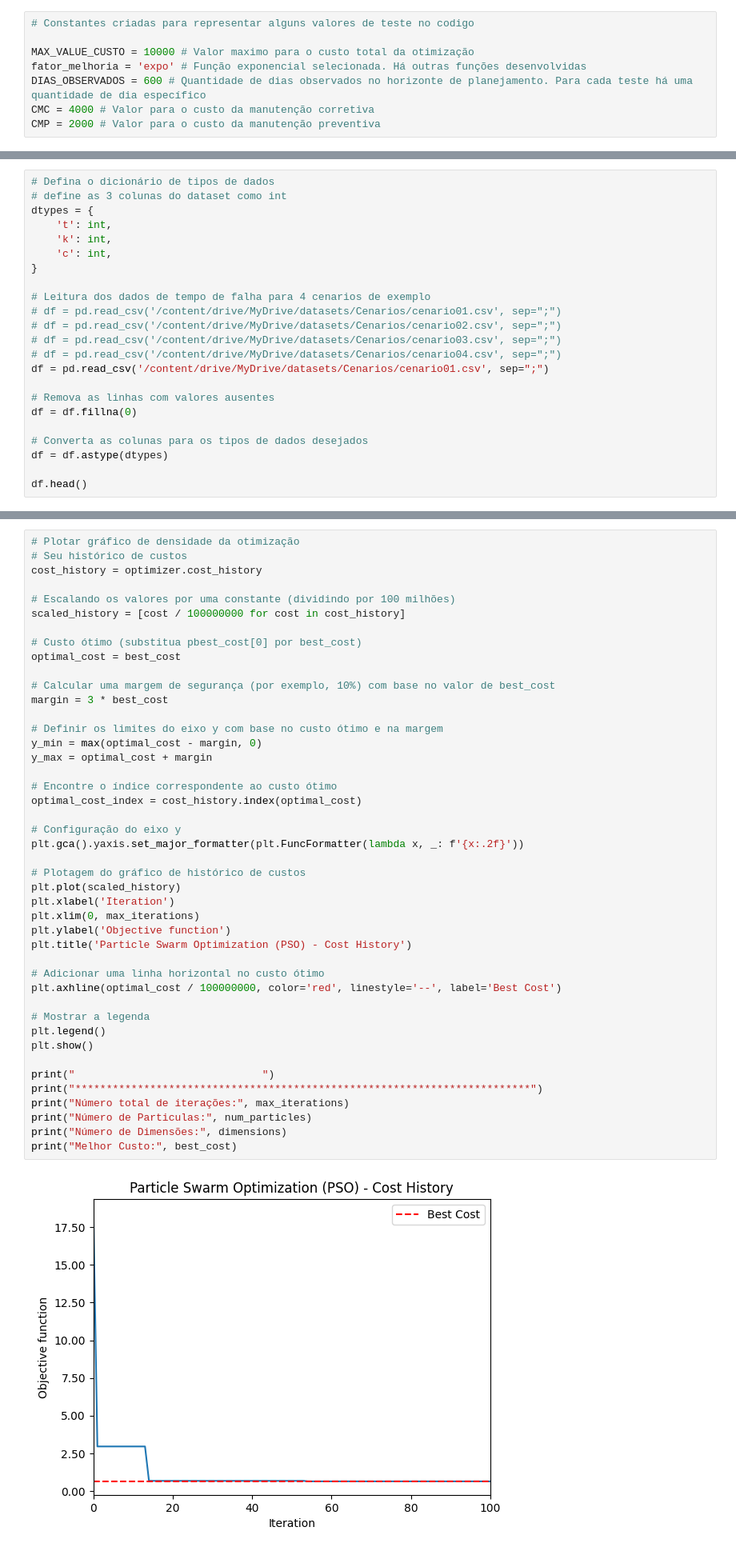
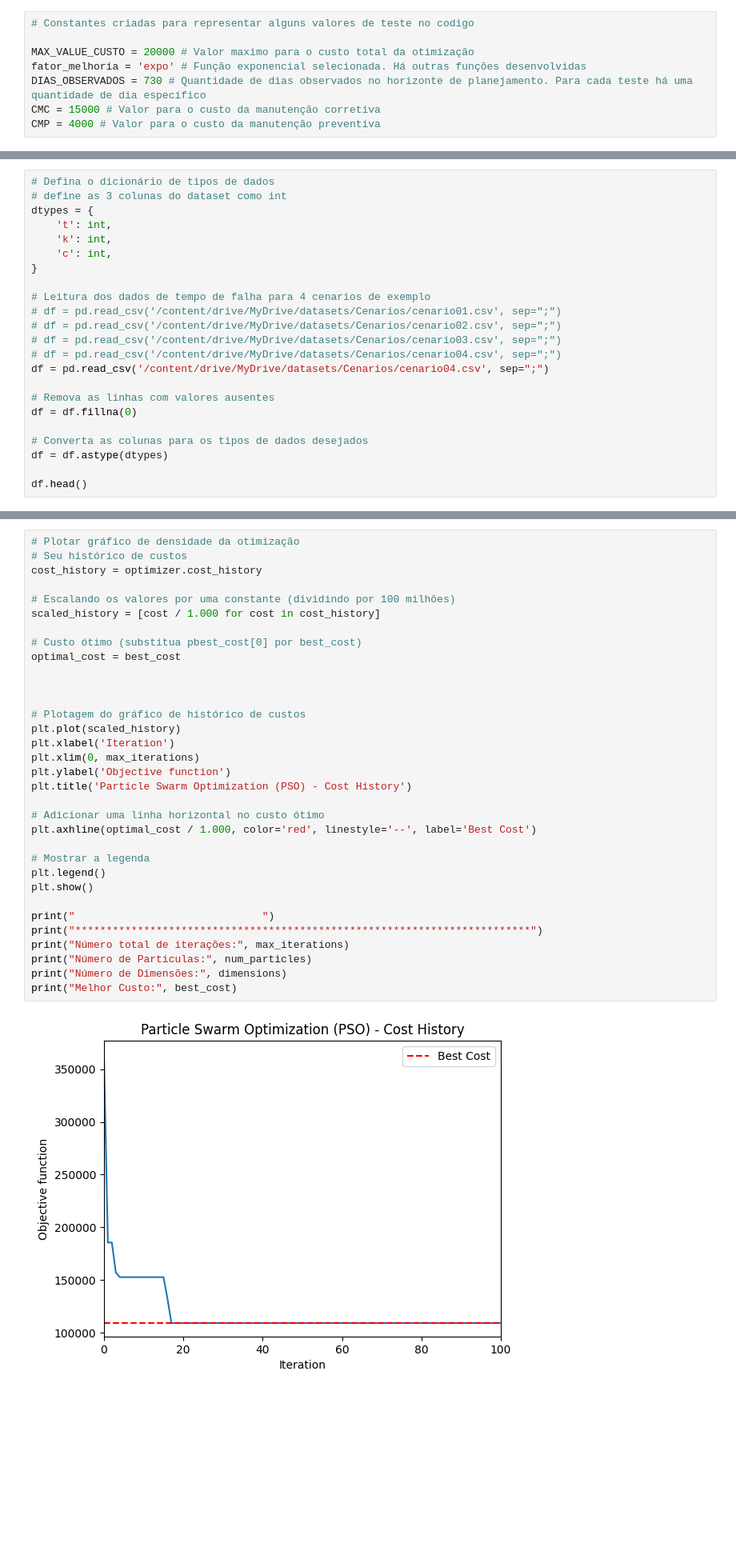
Before and after one commit to uervitonsantos/Otimizacao-Politicaca-Manutencao-Preventiva-Imperfeita, a Jupyter notebook: Algoritmo_PSO_para_otimização_de_custo_de_manutenção_preventiva_v11.ipynb, the cells around one changed output, grey strips where cells are left out. Shown at 80% size. Cells and saved outputs as stored; diff of their text form; blank space fills up the shorter version.

```diff
--- a/Algoritmo_PSO_para_otimização_de_custo_de_manutenção_preventiva_v11.ipynb
+++ b/Algoritmo_PSO_para_otimização_de_custo_de_manutenção_preventiva_v11.ipynb
@@ -33,11 +33,11 @@ Drive already mounted at /content/drive; to attempt to forcibly remount, call dr
 # %%
 # Constantes criadas para representar alguns valores de teste no codigo
 
-MAX_VALUE_CUSTO = 10000 # Valor maximo para o custo total da otimização
+MAX_VALUE_CUSTO = 20000 # Valor maximo para o custo total da otimização
 fator_melhoria = 'expo' # Função exponencial selecionada. Há outras funções desenvolvidas
-DIAS_OBSERVADOS = 600 # Quantidade de dias observados no horizonte de planejamento. Para cada teste há uma quantidade de dia específico
-CMC = 4000 # Valor para o custo da manutenção corretiva
-CMP = 2000 # Valor para o custo da manutenção preventiva
+DIAS_OBSERVADOS = 730 # Quantidade de dias observados no horizonte de planejamento. Para cada teste há uma quantidade de dia específico
+CMC = 15000 # Valor para o custo da manutenção corretiva
+CMP = 4000 # Valor para o custo da manutenção preventiva
 # %%
 class IntensidadeFalha:
     # Este método vai inicializar cada objeto criado a partir desta classe
@@ -178,7 +178,7 @@ dtypes = {
 # df = pd.read_csv('/content/drive/MyDrive/datasets/Cenarios/cenario02.csv', sep=";")
 # df = pd.read_csv('/content/drive/MyDrive/datasets/Cenarios/cenario03.csv', sep=";")
 # df = pd.read_csv('/content/drive/MyDrive/datasets/Cenarios/cenario04.csv', sep=";")
-df = pd.read_csv('/content/drive/MyDrive/datasets/Cenarios/cenario01.csv', sep=";")
+df = pd.read_csv('/content/drive/MyDrive/datasets/Cenarios/cenario04.csv', sep=";")
 
 # Remova as linhas com valores ausentes
 df = df.fillna(0)
@@ -625,47 +625,36 @@ theta: 0.29028451970600777
 # Seu histórico de custos
 cost_history = optimizer.cost_history
 
 # Escalando os valores por uma constante (dividindo por 100 milhões)
-scaled_history = [cost / 100000000 for cost in cost_history]
+scaled_history = [cost / 1.000 for cost in cost_history]
 
 # Custo ótimo (substitua pbest_cost[0] por best_cost)
 optimal_cost = best_cost
 
-# Calcular uma margem de segurança (por exemplo, 10%) com base no valor de best_cost
-margin = 3 * best_cost
 
-# Definir os limites do eixo y com base no custo ótimo e na margem
-y_min = max(optimal_cost - margin, 0)
-y_max = optimal_cost + margin
-
-# Encontre o índice correspondente ao custo ótimo
-optimal_cost_index = cost_history.index(optimal_cost)
-
-# Configuração do eixo y
-plt.gca().yaxis.set_major_formatter(plt.FuncFormatter(lambda x, _: f'{x:.2f}'))
 
 # Plotagem do gráfico de histórico de custos
 plt.plot(scaled_history)
 plt.xlabel('Iteration')
 plt.xlim(0, max_iterations)
 plt.ylabel('Objective function')
 plt.title('Particle Swarm Optimization (PSO) - Cost History')
 
 # Adicionar uma linha horizontal no custo ótimo
-plt.axhline(optimal_cost / 100000000, color='red', linestyle='--', label='Best Cost')
+plt.axhline(optimal_cost / 1.000, color='red', linestyle='--', label='Best Cost')
 
 # Mostrar a legenda
 plt.legend()
 plt.show()
 
 print("                              ")
 print("*************************************************************************")
 print("Número total de iterações:", max_iterations)
 print("Número de Particulas:", num_particles)
 print("Número de Dimensões:", dimensions)
 print("Melhor Custo:", best_cost)
 # %% [output]
-[figure, old version]
+[figure, new version]
 *************************************************************************
 Número total de iterações: 100
 Número de Particulas: 100
```
Also changed, not shown: parts of 9 cells of this notebook.
